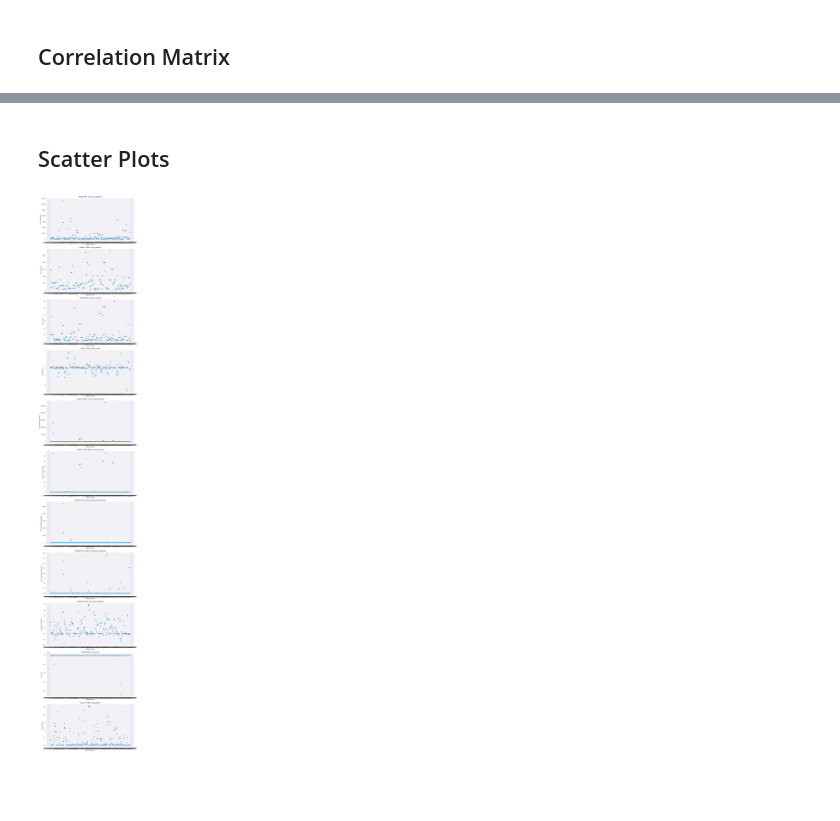
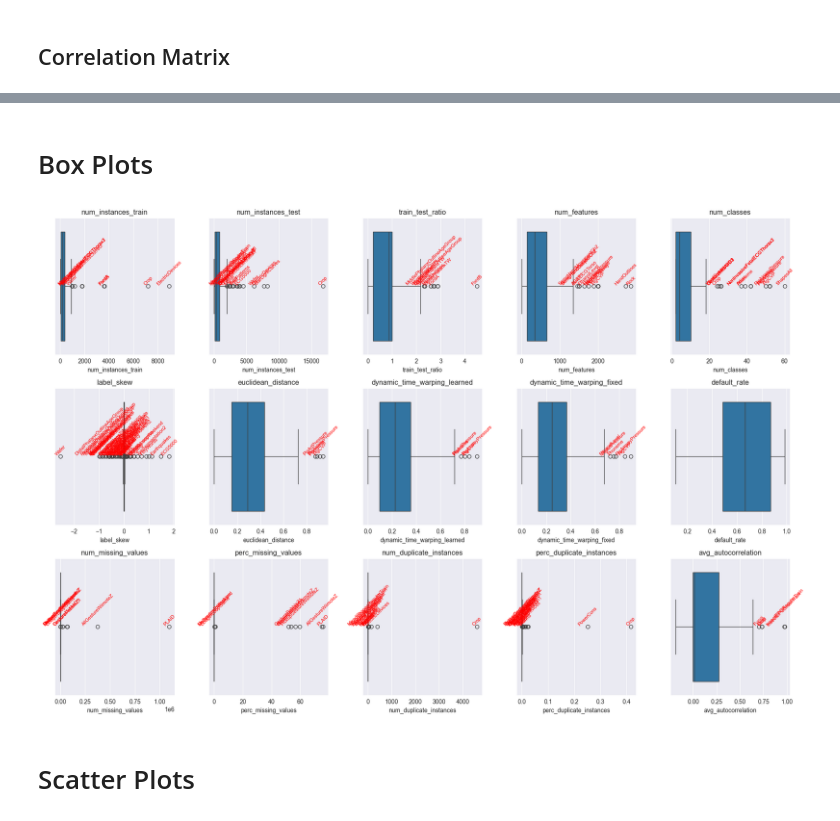
Before and after one commit to VakZok/DatasetQualityEvaluationCriteria, a Jupyter notebook: analyseDatasets.ipynb, the cells around one changed output, grey strips where cells are left out. Saved outputs shown, nothing was run; the diff lists cells and outputs as text; code cells hidden in the pictures; blank space fills up the shorter version.

```diff
--- a/analyseDatasets.ipynb
+++ b/analyseDatasets.ipynb
@@ -90,17 +114,26 @@ plt.show()
+# %% [markdown]
+# Box Plots
+# %%
+plt.figure(figsize=(18, 12))
+for i, column in enumerate(feature_columns, 1):
+    plt.subplot(3, 5, i)
+    ax = sns.boxplot(x=df[column])
+
+    # Identify outliers using the IQR method
+    Q1 = df[column].quantile(0.25)
+    Q3 = df[column].quantile(0.75)
+    IQR = Q3 - Q1
+    outliers = ((df[column] < (Q1 - 1.5 * IQR)) | (df[column] > (Q3 + 1.5 * IQR)))
+
+    # Annotate outliers with dataset names, rotated by 45 degrees
+    for dataset, value in zip(df.loc[outliers, 'dataset_name'], df.loc[outliers, column]):
+        ax.text(value, 0, dataset, ha='center', va='bottom', color='red', fontsize=8, rotation=45)
+
+    plt.title(f'{column}')
+
+plt.tight_layout()
+plt.show()
+# %% [output]
+[figure, added]
 # %% [markdown]
-## Scatter Plots
+# Scatter Plots
-# %%
-# Set up subplots
-num_plots = len(feature_columns)
-fig, axes = plt.subplots(nrows=num_plots, ncols=1, figsize=(10, 5*num_plots), sharex=False)
-
-# Plot scatter plot for each feature column
-for i, feature_col in enumerate(feature_columns):
-    sns.scatterplot(x='dataset_name', y=feature_col, data=df, ax=axes[i])
-    axes[i].set_title(f'Scatter Plot for {feature_col}')
-    axes[i].set_ylabel(feature_col)
-
-plt.tight_layout()
-plt.show()
-# %% [output]
-[figure, removed]
```
Also changed, not shown: parts of 9 cells of this notebook, 1 other file.
